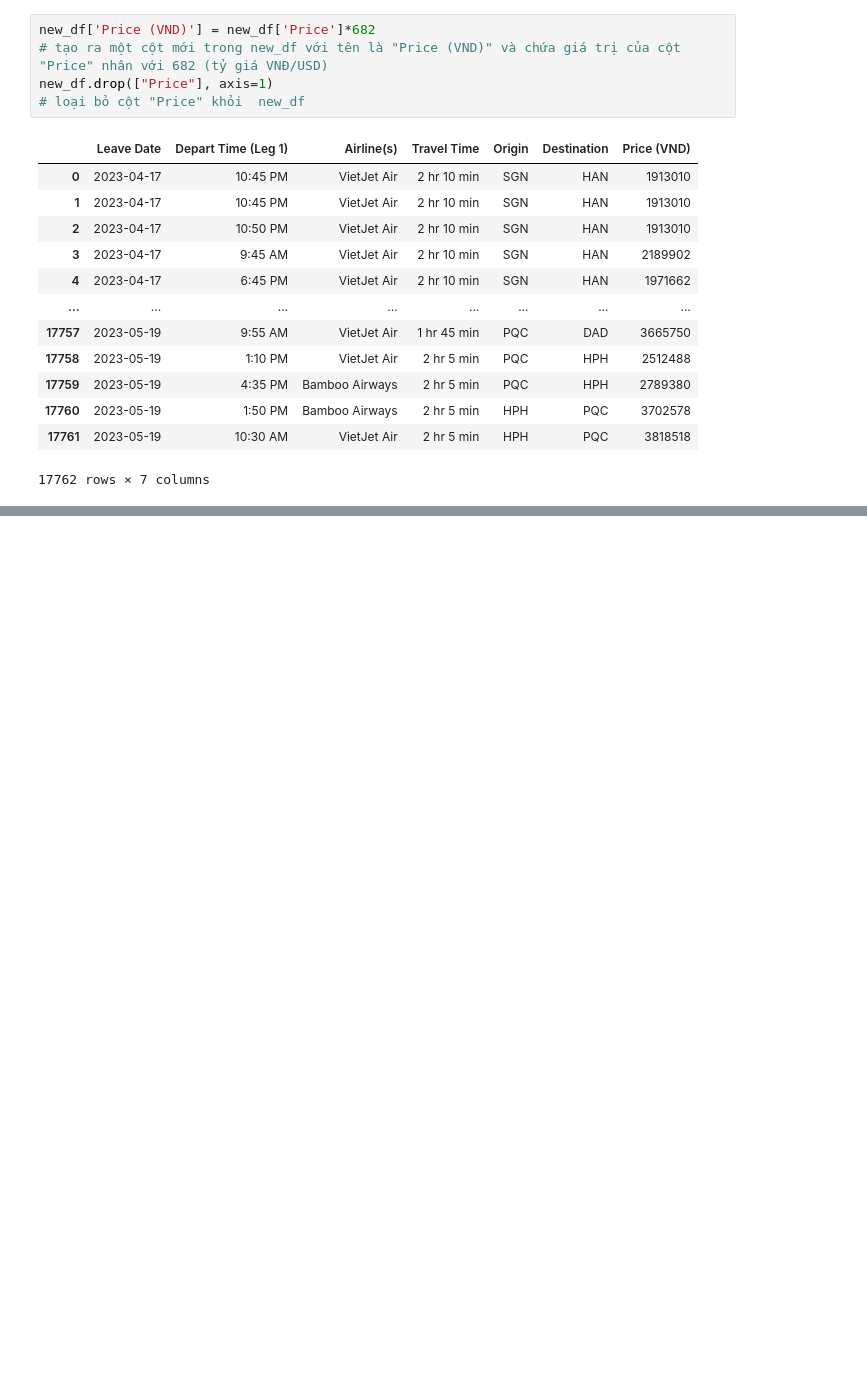
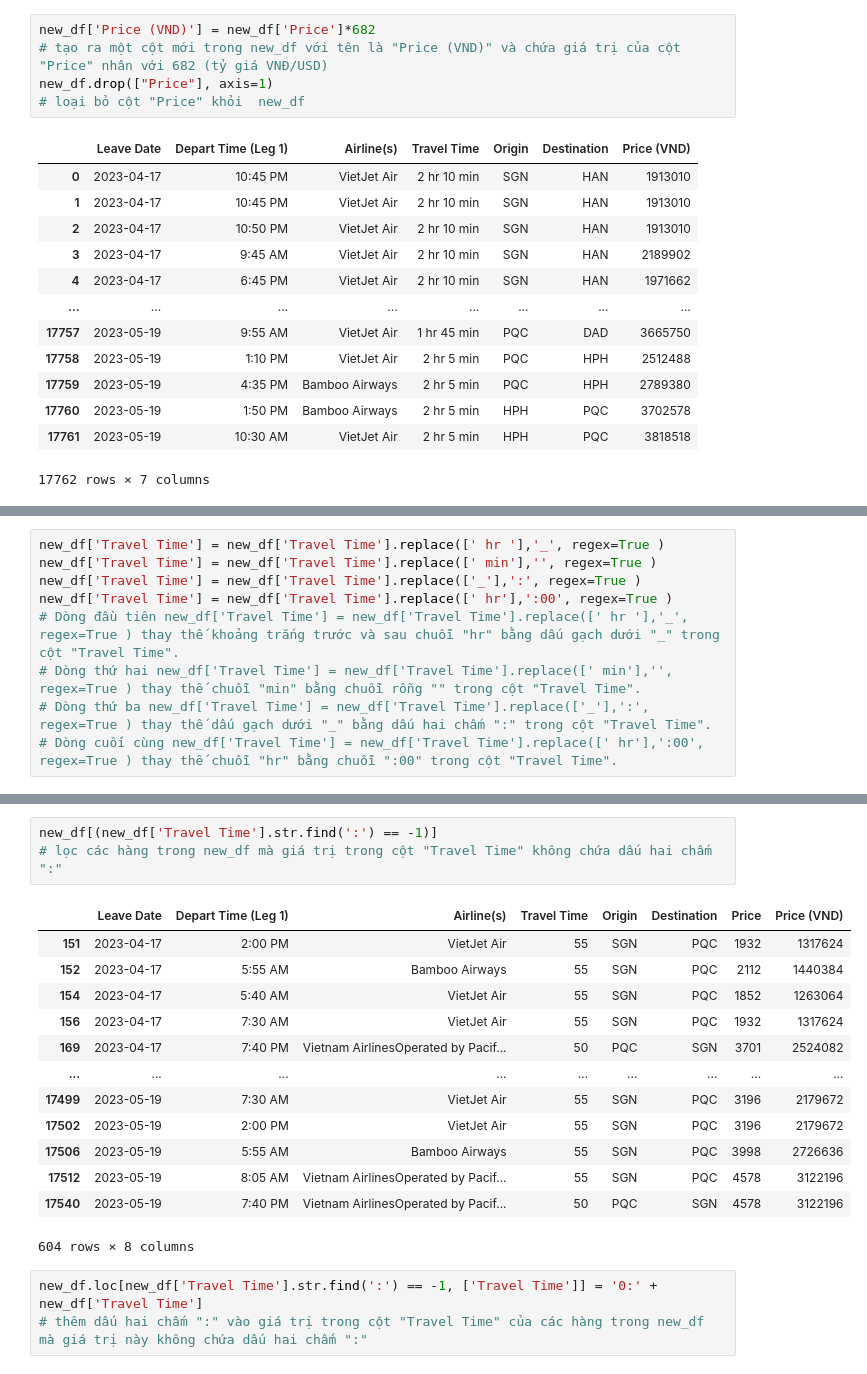
Before and after one commit to PhiHung160420/airline_data_analysis, a Jupyter notebook: pre_process.ipynb, the cells around one changed output, grey strips where cells are left out. Saved outputs shown, nothing was run; the diff lists cells and outputs as text; blank space fills up the shorter version.

```diff
--- a/pre_process.ipynb
+++ b/pre_process.ipynb
@@ -87,0 +90,9 @@ new_df.drop(["Price"], axis=1)
+# %%
+new_df['Travel Time'] = new_df['Travel Time'].replace([' hr '],'_', regex=True )
+new_df['Travel Time'] = new_df['Travel Time'].replace([' min'],'', regex=True )
+new_df['Travel Time'] = new_df['Travel Time'].replace(['_'],':', regex=True )
+new_df['Travel Time'] = new_df['Travel Time'].replace([' hr'],':00', regex=True )
+# Dòng đầu tiên new_df['Travel Time'] = new_df['Travel Time'].replace([' hr '],'_', regex=True ) thay thế khoảng trắng trước và sau chuỗi "hr" bằng dấu gạch dưới "_" trong cột "Travel Time".
+# Dòng thứ hai new_df['Travel Time'] = new_df['Travel Time'].replace([' min'],'', regex=True ) thay thế chuỗi "min" bằng chuỗi rỗng "" trong cột "Travel Time".
+# Dòng thứ ba new_df['Travel Time'] = new_df['Travel Time'].replace(['_'],':', regex=True ) thay thế dấu gạch dưới "_" bằng dấu hai chấm ":" trong cột "Travel Time".
+# Dòng cuối cùng new_df['Travel Time'] = new_df['Travel Time'].replace([' hr'],':00', regex=True ) thay thế chuỗi "hr" bằng chuỗi ":00" trong cột "Travel Time".
@@ -87,0 +105,20 @@ new_df.drop(["Price"], axis=1)
+# %%
+new_df[(new_df['Travel Time'].str.find(':') == -1)]
+# lọc các hàng trong new_df mà giá trị trong cột "Travel Time" không chứa dấu hai chấm ":"
+# %% [output]
+|  | Leave Date | Depart Time (Leg 1) | Airline(s) | Travel Time | Origin | Destination | Price | Price (VND) |
+| 151 | 2023-04-17 | 2:00 PM | VietJet Air | 55 | SGN | PQC | 1932 | 1317624 |
+| 152 | 2023-04-17 | 5:55 AM | Bamboo Airways | 55 | SGN | PQC | 2112 | 1440384 |
+| 154 | 2023-04-17 | 5:40 AM | VietJet Air | 55 | SGN | PQC | 1852 | 1263064 |
+| 156 | 2023-04-17 | 7:30 AM | VietJet Air | 55 | SGN | PQC | 1932 | 1317624 |
+| 169 | 2023-04-17 | 7:40 PM | Vietnam AirlinesOperated by Pacif... | 50 | PQC | SGN | 3701 | 2524082 |
+| ... | ... | ... | ... | ... | ... | ... | ... | ... |
+| 17499 | 2023-05-19 | 7:30 AM | VietJet Air | 55 | SGN | PQC | 3196 | 2179672 |
+| 17502 | 2023-05-19 | 2:00 PM | VietJet Air | 55 | SGN | PQC | 3196 | 2179672 |
+| 17506 | 2023-05-19 | 5:55 AM | Bamboo Airways | 55 | SGN | PQC | 3998 | 2726636 |
+| 17512 | 2023-05-19 | 8:05 AM | Vietnam AirlinesOperated by Pacif... | 55 | SGN | PQC | 4578 | 3122196 |
+| 17540 | 2023-05-19 | 7:40 PM | Vietnam AirlinesOperated by Pacif... | 50 | PQC | SGN | 4578 | 3122196 |
+604 rows × 8 columns
+# %%
+new_df.loc[new_df['Travel Time'].str.find(':') == -1, ['Travel Time']] = '0:' + new_df['Travel Time']
+# thêm dấu hai chấm ":" vào giá trị trong cột "Travel Time" của các hàng trong new_df mà giá trị này không chứa dấu hai chấm ":"
```
Also changed, not shown: parts of 13 cells of this notebook.
